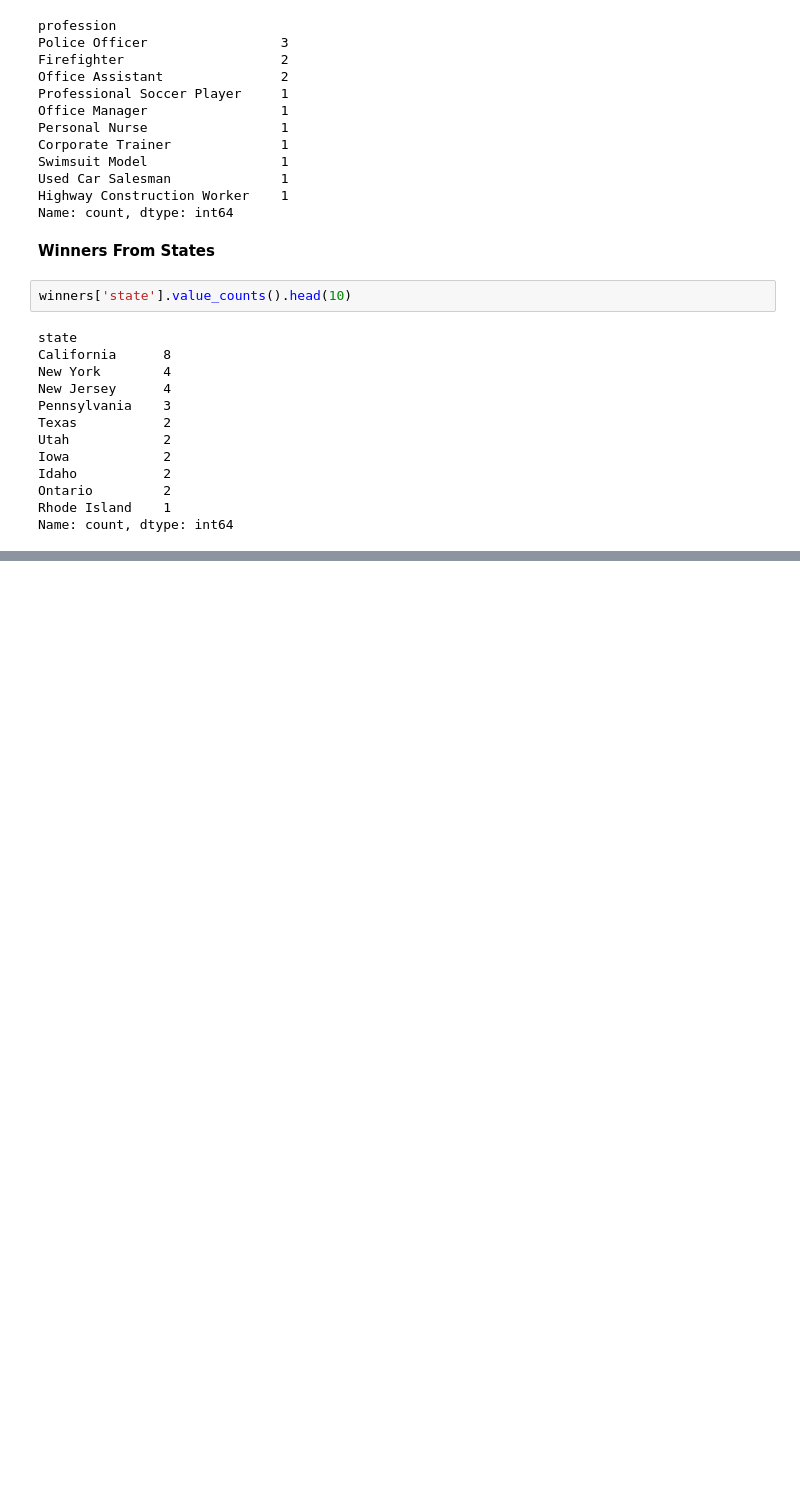
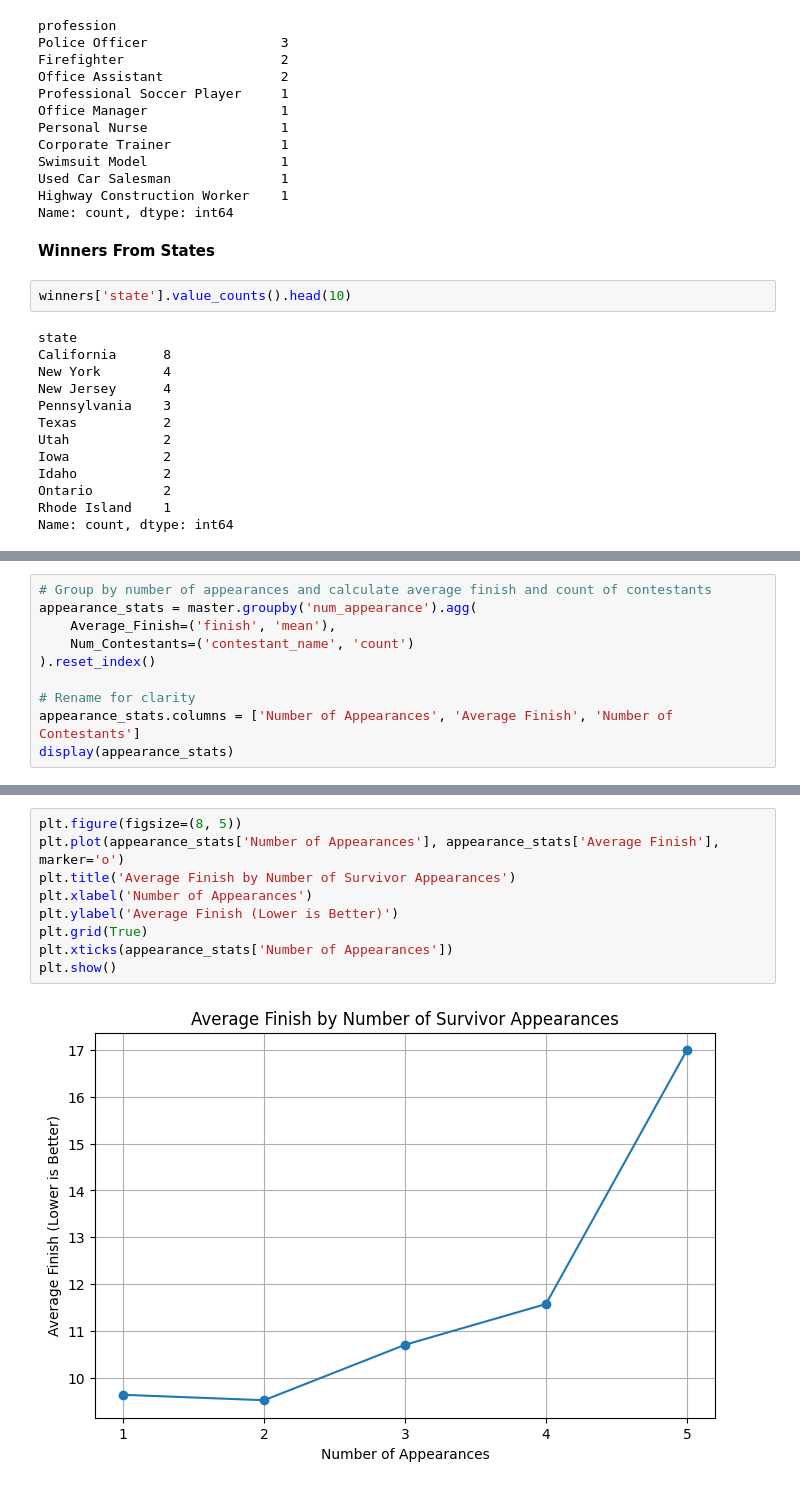
Before and after one commit to Jasond707/survivor-data-project, a Jupyter notebook: notebooks/01_survivor_eda.ipynb, the cells around one changed output, grey strips where cells are left out. Saved outputs shown, nothing was run; the diff lists cells and outputs as text; blank space fills up the shorter version.

```diff
--- a/notebooks/01_survivor_eda.ipynb
+++ b/notebooks/01_survivor_eda.ipynb
@@ -118,0 +208,10 @@ Name: count, dtype: int64
+# %%
+# Group by number of appearances and calculate average finish and count of contestants
+appearance_stats = master.groupby('num_appearance').agg(
+    Average_Finish=('finish', 'mean'),
+    Num_Contestants=('contestant_name', 'count')
+).reset_index()
+
+# Rename for clarity
+appearance_stats.columns = ['Number of Appearances', 'Average Finish', 'Number of Contestants']
+display(appearance_stats)
@@ -118,0 +225,11 @@ Name: count, dtype: int64
+# %%
+plt.figure(figsize=(8, 5))
+plt.plot(appearance_stats['Number of Appearances'], appearance_stats['Average Finish'], marker='o')
+plt.title('Average Finish by Number of Survivor Appearances')
+plt.xlabel('Number of Appearances')
+plt.ylabel('Average Finish (Lower is Better)')
+plt.grid(True)
+plt.xticks(appearance_stats['Number of Appearances'])
+plt.show()
+# %% [output]
+[figure, added]
```
Also changed, not shown: parts of 22 cells of this notebook.
